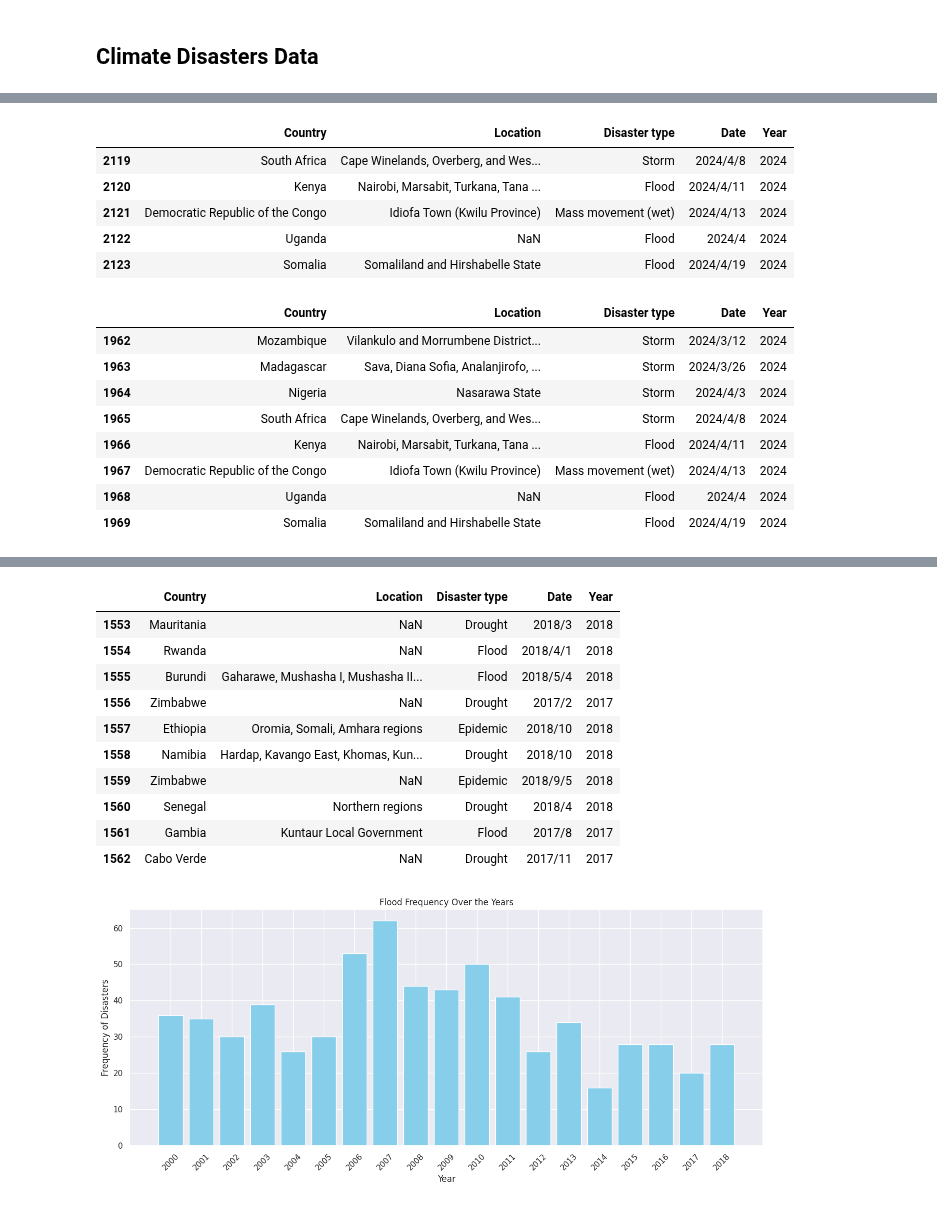
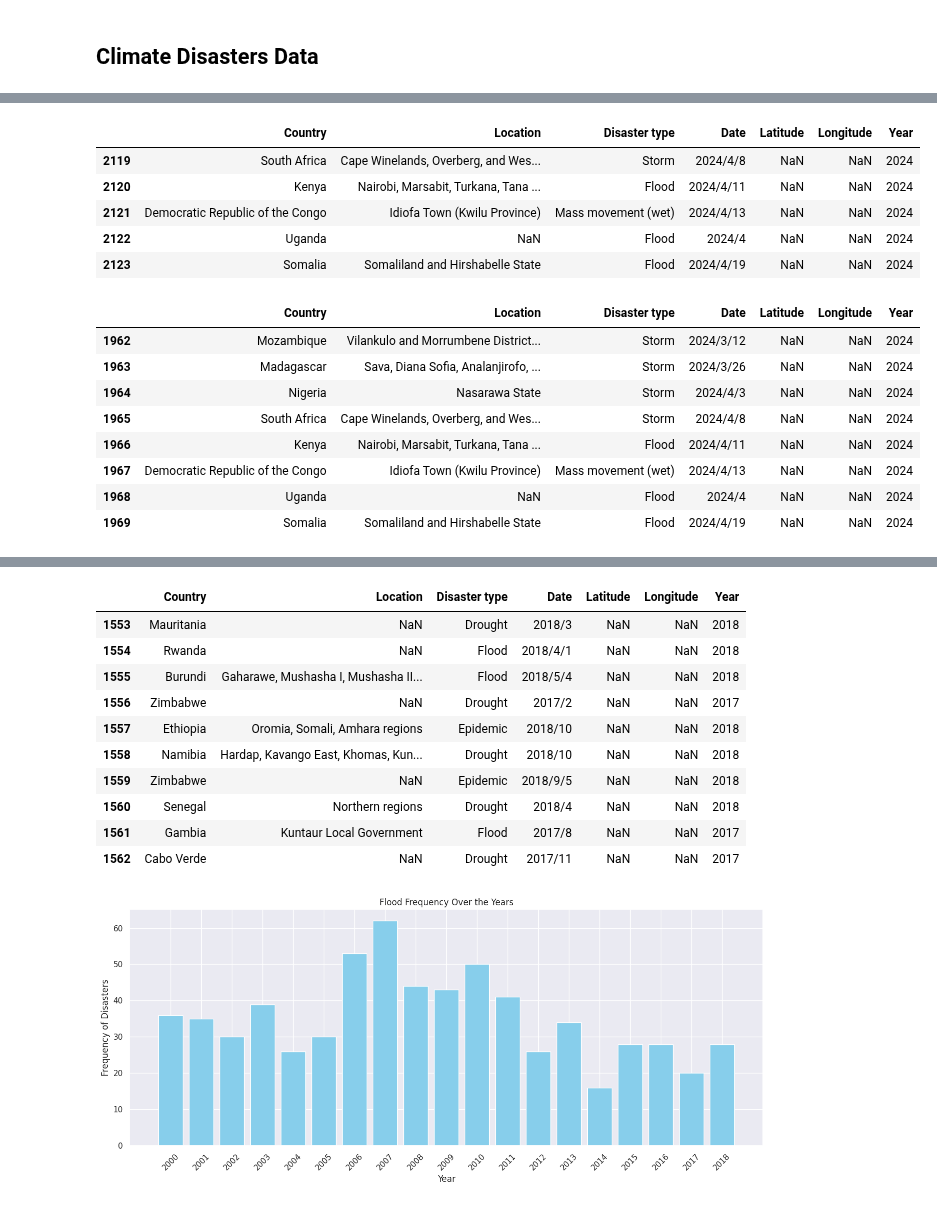
Before and after one commit to 0xpix/CERI-Project, a Jupyter notebook: notebooks/EDA.ipynb, the cells around one changed output, grey strips where cells are left out. Cells and saved outputs as stored; diff of their text form; code cells hidden in the pictures.

```diff
--- a/notebooks/EDA.ipynb
+++ b/notebooks/EDA.ipynb
@@ -149,21 +154,21 @@ Climate_raw_data['Date'] = Climate_raw_data[cols].apply(lambda x: '/'.join([str(
 # %%
 # Array of the relevent columns
 columns = ['Country', 'Location', 'Disaster Type',
-           'Date', 'Start Year']
+           'Date', 'Latitude', 'Longitude', 'Start Year']
 
 # Create the data with the relevent columns
 climate_data_with_selected_columns = Climate_raw_data[columns]
 
 # Rename only the start Year column
-climate_data_with_selected_columns.columns = ['Country', 'Location', 'Disaster type', 'Date', 'Year']
+climate_data_with_selected_columns.columns = ['Country', 'Location', 'Disaster type', 'Date', 'Latitude', 'Longitude', 'Year']
 climate_data_with_selected_columns.tail()
 # %% [output]
-|  | Country | Location | Disaster type | Date | Year |
-| 2119 | South Africa | Cape Winelands, Overberg, and Wes... | Storm | 2024/4/8 | 2024 |
-| 2120 | Kenya | Nairobi, Marsabit, Turkana, Tana ... | Flood | 2024/4/11 | 2024 |
-| 2121 | Democratic Republic of the Congo | Idiofa Town (Kwilu Province) | Mass movement (wet) | 2024/4/13 | 2024 |
-| 2122 | Uganda | NaN | Flood | 2024/4 | 2024 |
-| 2123 | Somalia | Somaliland and Hirshabelle State | Flood | 2024/4/19 | 2024 |
+|  | Country | Location | Disaster type | Date | Latitude | Longitude | Year |
+| 2119 | South Africa | Cape Winelands, Overberg, and Wes... | Storm | 2024/4/8 | NaN | NaN | 2024 |
+| 2120 | Kenya | Nairobi, Marsabit, Turkana, Tana ... | Flood | 2024/4/11 | NaN | NaN | 2024 |
+| 2121 | Democratic Republic of the Congo | Idiofa Town (Kwilu Province) | Mass movement (wet) | 2024/4/13 | NaN | NaN | 2024 |
+| 2122 | Uganda | NaN | Flood | 2024/4 | NaN | NaN | 2024 |
+| 2123 | Somalia | Somaliland and Hirshabelle State | Flood | 2024/4/19 | NaN | NaN | 2024 |
 # %%
 # Specify a list of country names for which the data is to be filtered
 # country_names = ["Burundi", "Kenya", "Rwanda", "South Sudan",
@@ -184,15 +189,15 @@ africa = ["Algeria", "Angola", "Benin", "Botswana", "Burkina Faso", "Burundi",
 africa_climate_data = climate_data_with_selected_columns[climate_data_with_selected_columns['Country'].isin(africa)].reset_index(drop=True)
 africa_climate_data.tail(8)
 # %% [output]
-|  | Country | Location | Disaster type | Date | Year |
-| 1962 | Mozambique | Vilankulo and Morrumbene District... | Storm | 2024/3/12 | 2024 |
-| 1963 | Madagascar | Sava, Diana Sofia, Analanjirofo, ... | Storm | 2024/3/26 | 2024 |
-| 1964 | Nigeria | Nasarawa State | Storm | 2024/4/3 | 2024 |
-| 1965 | South Africa | Cape Winelands, Overberg, and Wes... | Storm | 2024/4/8 | 2024 |
-| 1966 | Kenya | Nairobi, Marsabit, Turkana, Tana ... | Flood | 2024/4/11 | 2024 |
-| 1967 | Democratic Republic of the Congo | Idiofa Town (Kwilu Province) | Mass movement (wet) | 2024/4/13 | 2024 |
-| 1968 | Uganda | NaN | Flood | 2024/4 | 2024 |
-| 1969 | Somalia | Somaliland and Hirshabelle State | Flood | 2024/4/19 | 2024 |
+|  | Country | Location | Disaster type | Date | Latitude | Longitude | Year |
+| 1962 | Mozambique | Vilankulo and Morrumbene District... | Storm | 2024/3/12 | NaN | NaN | 2024 |
+| 1963 | Madagascar | Sava, Diana Sofia, Analanjirofo, ... | Storm | 2024/3/26 | NaN | NaN | 2024 |
+| 1964 | Nigeria | Nasarawa State | Storm | 2024/4/3 | NaN | NaN | 2024 |
+| 1965 | South Africa | Cape Winelands, Overberg, and Wes... | Storm | 2024/4/8 | NaN | NaN | 2024 |
+| 1966 | Kenya | Nairobi, Marsabit, Turkana, Tana ... | Flood | 2024/4/11 | NaN | NaN | 2024 |
+| 1967 | Democratic Republic of the Congo | Idiofa Town (Kwilu Province) | Mass movement (wet) | 2024/4/13 | NaN | NaN | 2024 |
+| 1968 | Uganda | NaN | Flood | 2024/4 | NaN | NaN | 2024 |
+| 1969 | Somalia | Somaliland and Hirshabelle State | Flood | 2024/4/19 | NaN | NaN | 2024 |
 # %%
 africa_climate_data['Location'].value_counts()
 # %% [output]
@@ -234,17 +239,17 @@ Years = [2000, 2001, 2002, 2003, 2004, 2005, 2006,
 africa_climate_Disasters_2000_2018 = africa_climate_data[africa_climate_data['Year'].isin(Years)].reset_index(drop=True)
 africa_climate_Disasters_2000_2018.tail(10)
 # %% [output]
-|  | Country | Location | Disaster type | Date | Year |
-| 1553 | Mauritania | NaN | Drought | 2018/3 | 2018 |
-| 1554 | Rwanda | NaN | Flood | 2018/4/1 | 2018 |
-| 1555 | Burundi | Gaharawe, Mushasha I, Mushasha II... | Flood | 2018/5/4 | 2018 |
-| 1556 | Zimbabwe | NaN | Drought | 2017/2 | 2017 |
-| 1557 | Ethiopia | Oromia, Somali, Amhara regions | Epidemic | 2018/10 | 2018 |
-| 1558 | Namibia | Hardap, Kavango East, Khomas, Kun... | Drought | 2018/10 | 2018 |
-| 1559 | Zimbabwe | NaN | Epidemic | 2018/9/5 | 2018 |
-| 1560 | Senegal | Northern regions | Drought | 2018/4 | 2018 |
-| 1561 | Gambia | Kuntaur Local Government | Flood | 2017/8 | 2017 |
-| 1562 | Cabo Verde | NaN | Drought | 2017/11 | 2017 |
+|  | Country | Location | Disaster type | Date | Latitude | Longitude | Year |
+| 1553 | Mauritania | NaN | Drought | 2018/3 | NaN | NaN | 2018 |
+| 1554 | Rwanda | NaN | Flood | 2018/4/1 | NaN | NaN | 2018 |
+| 1555 | Burundi | Gaharawe, Mushasha I, Mushasha II... | Flood | 2018/5/4 | NaN | NaN | 2018 |
+| 1556 | Zimbabwe | NaN | Drought | 2017/2 | NaN | NaN | 2017 |
+| 1557 | Ethiopia | Oromia, Somali, Amhara regions | Epidemic | 2018/10 | NaN | NaN | 2018 |
+| 1558 | Namibia | Hardap, Kavango East, Khomas, Kun... | Drought | 2018/10 | NaN | NaN | 2018 |
+| 1559 | Zimbabwe | NaN | Epidemic | 2018/9/5 | NaN | NaN | 2018 |
+| 1560 | Senegal | Northern regions | Drought | 2018/4 | NaN | NaN | 2018 |
+| 1561 | Gambia | Kuntaur Local Government | Flood | 2017/8 | NaN | NaN | 2017 |
+| 1562 | Cabo Verde | NaN | Drought | 2017/11 | NaN | NaN | 2017 |
 # %%
 disaster_filter = 'Flood'
 plot_disaster_frequency(africa_climate_Disasters_2000_2018, disaster_filter)
```
Also changed, not shown: parts of 20 cells of this notebook.
